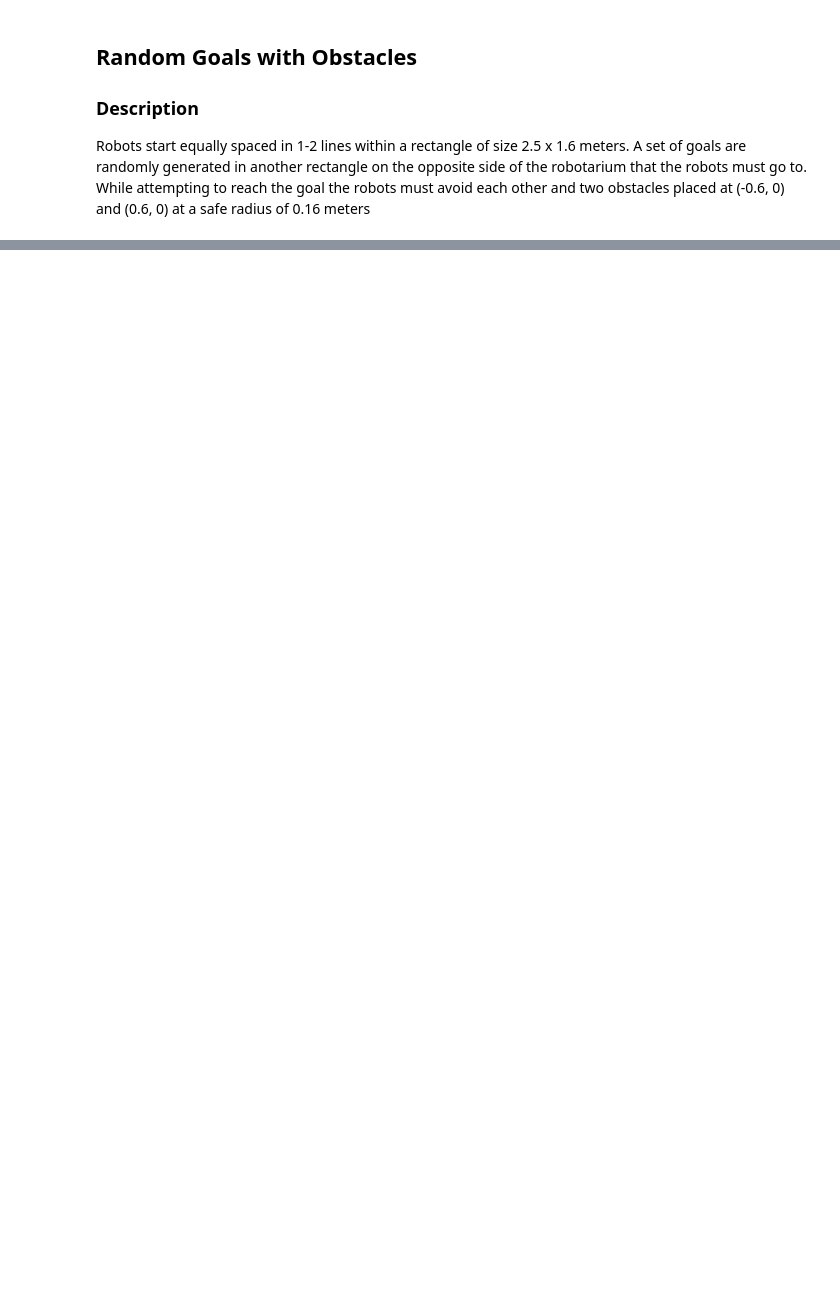
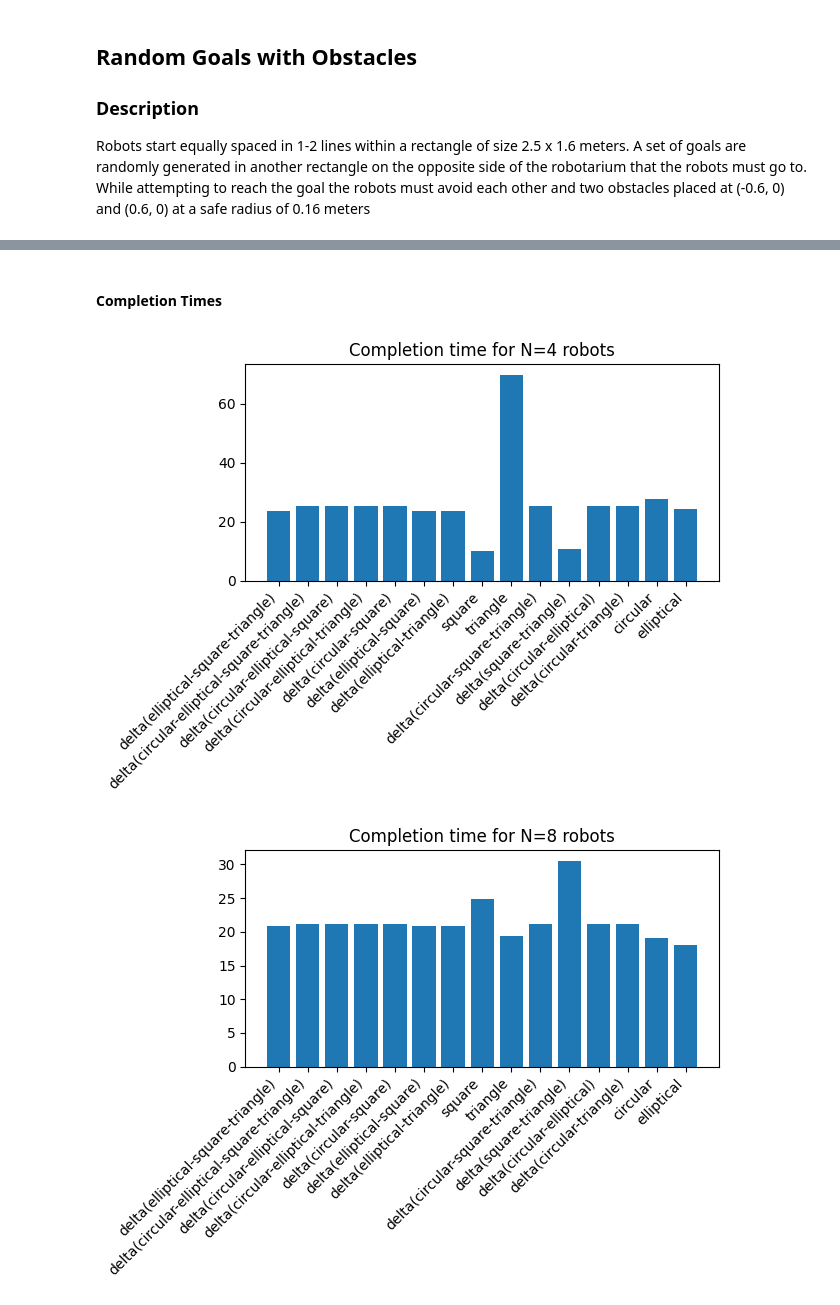
Before and after one commit to J4mZzy/robotarium_python_simulator, a Jupyter notebook: rps/src/data_analysis.ipynb, the cells around one changed output, grey strips where cells are left out. Cells and saved outputs as stored; diff of their text form; code cells hidden in the pictures; blank space fills up the shorter version.

```diff
--- a/rps/src/data_analysis.ipynb
+++ b/rps/src/data_analysis.ipynb
@@ -64,3 +70,23 @@ for N in [4, 8, 11, 16, 20]:
 ### Description
 
 Robots start equally spaced in 1-2 lines within a rectangle of size 2.5 x 1.6 meters.  A set of goals are randomly generated in another rectangle on the opposite side of the robotarium that the robots must go to.  While attempting to reach the goal the robots must avoid each other and two obstacles placed at (-0.6, 0) and (0.6, 0) at a safe radius of 0.16 meters
+# %%
+random_goals_data = pl.read_csv("./data/sim/random_goals.csv")
+# %%
+filtered_data = {
+    "Barrier Name": [],
+    "N": [],
+    "Completion Time (s)": [],
+    "Negative Iterations": []
+}
+
+for barrier in random_goals_data.unique(subset="Barrier Name")["Barrier Name"]:
+    for N in [4, 8, 11, 16, 20]:
+        filtered_data["Barrier Name"].append(barrier)
+        filtered_data["N"].append(N)
+        subset = random_goals_data.filter((pl.col("Barrier Name") == barrier) & (pl.col("N") == N))
+        filtered_data["Completion Time (s)"].append(np.mean(subset["Completion Time (s)"].to_numpy()))
+        filtered_data["Negative Iterations"].append(np.mean(subset["Negative Iterations"].to_numpy()))
+
+filtered_data = pl.DataFrame(filtered_data)
+filtered_data
@@ -66,0 +108,15 @@ Robots start equally spaced in 1-2 lines within a rectangle of size 2.5 x 1.6 me
+# %% [markdown]
+#### Completion Times
+# %%
+for N in [4, 8, 11, 16, 20]:
+    subset = filtered_data.filter(pl.col("N") == N)
+    fig, ax = plt.subplots()
+    ax.bar(range(len(subset["Barrier Name"])), subset["Completion Time (s)"].replace(-1, 0))
+    ax.set_xticks(range(len(subset["Barrier Name"])))
+    ax.set_xticklabels(subset["Barrier Name"], rotation=45, ha="right")
+    ax.set_title(f"Completion time for N={N} robots")
+    fig.tight_layout()
+    plt.show()
+# %% [output]
+[figure, added]
+[figure, added]
```
Also changed, not shown: parts of 6 cells of this notebook, 5 other files.
